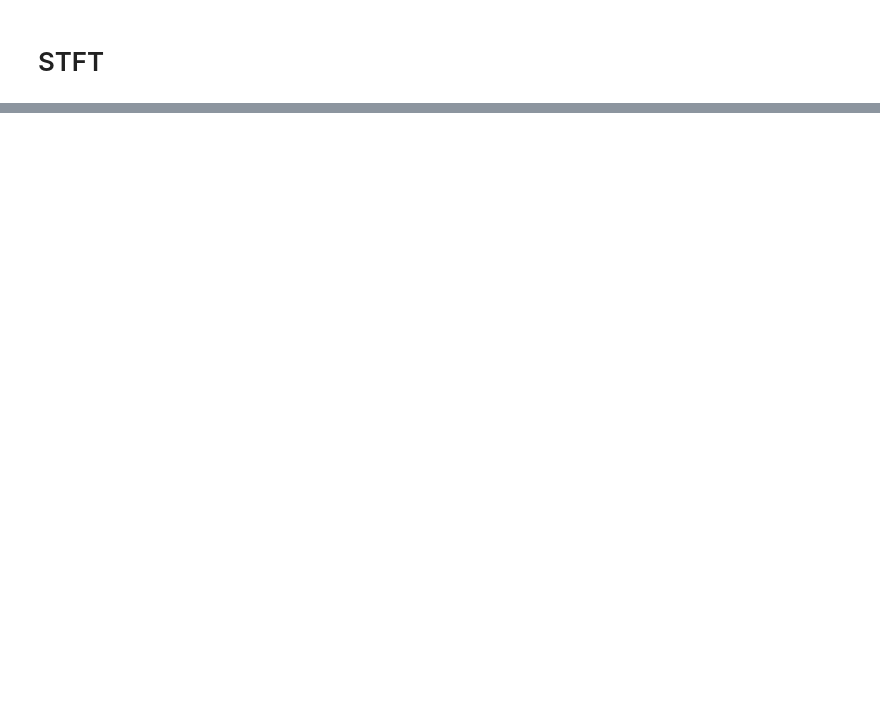
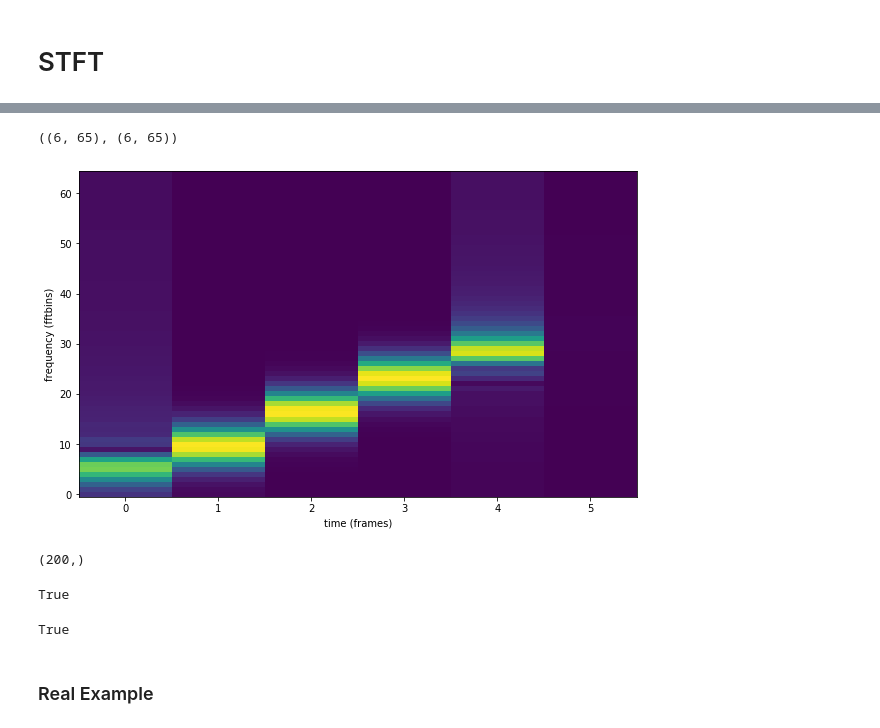
Before and after one commit to jhartquist/rtma, a Jupyter notebook: nbs/03_stft.ipynb, the cells around one changed output, grey strips where cells are left out. Saved outputs shown, nothing was run; the diff lists cells and outputs as text; code cells hidden in the pictures; blank space fills up the shorter version.

Commit message:
stft working

```diff
--- a/nbs/03_stft.ipynb
+++ b/nbs/03_stft.ipynb
@@ -269,0 +91,6 @@ def gen_frames(x, m, h):
+# %%
+def stft(x, n_fft, n_hop, window):
+    n_window = window.size
+    for x_i in gen_frames(x, n_window=n_window, n_hop=n_hop, window=window):
+        m_x, p_x = fft_analysis(x_i, n_fft)
+        yield m_x, p_x
@@ -269,0 +111,16 @@ def gen_frames(x, m, h):
+# %%
+spectrum = list(stft(x, n_fft, h, w))
+# %%
+m_xs, p_xs = (np.stack(s) for s in zip(*spectrum))
+# %%
+m_xs.shape, p_xs.shape
+# %% [output]
+((6, 65), (6, 65))
+# %%
+plot_mags(m_xs)
+# %% [output]
+[figure, added]
+# %%
+x.shape
+# %% [output]
+(200,)
@@ -269,0 +129,4 @@ def gen_frames(x, m, h):
+# %%
+np.isclose(x, y).all()
+# %% [output]
+True
@@ -269,0 +135,6 @@ def gen_frames(x, m, h):
+# %%
+np.isclose(x, y).all()
+# %% [output]
+True
+# %% [markdown]
+### Real Example
```
Also changed, not shown: parts of 49 cells of this notebook, 18 other files.
